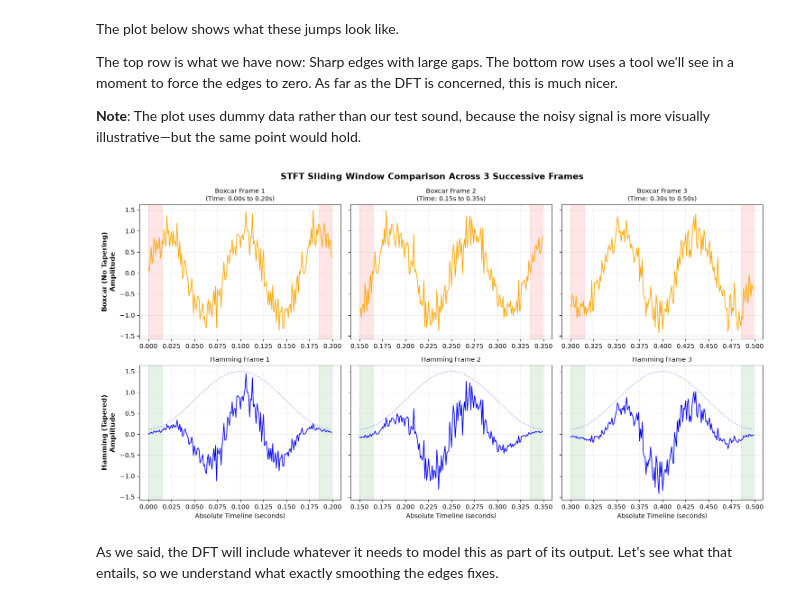
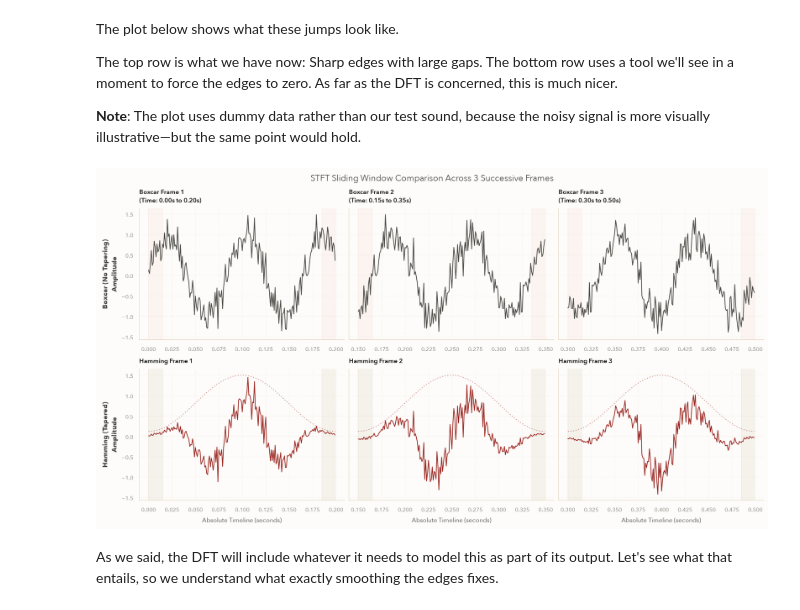
Before and after one commit to Peleke/fiat-vox, a Jupyter notebook: 05-stft-spectrograms.ipynb, the cells around one changed output. Saved outputs shown, nothing was run; the diff lists cells and outputs as text; code cells hidden in the pictures.

```diff
--- a/05-stft-spectrograms.ipynb
+++ b/05-stft-spectrograms.ipynb
@@ -117,43 +207,42 @@ w_hamming = windows.hamming(frame_len)
 
 # 2. Extract 3 overlapping frames
 frame_indices = [0 * hop_size, 1 * hop_size, 2 * hop_size]
 
 fig, axs = plt.subplots(2, 3, figsize=(15, 8), sharey='row')
 
 for i, start_idx in enumerate(frame_indices):
     end_idx = start_idx + frame_len
     frame_t = t_sig[start_idx:end_idx]
     frame_data = signal[start_idx:end_idx]
 
     # --- ROW 1: BOXCAR (RECTANGULAR) ---
     boxcar_data = frame_data * w_boxcar
-    axs[0, i].plot(frame_t, boxcar_data, color='orange', linewidth=1.2)
+    axs[0, i].plot(frame_t, boxcar_data, color=CYCLE[1], linewidth=1.2)
     # Highlight the harsh boundaries
-    axs[0, i].axvspan(frame_t[0], frame_t[15], color='red', alpha=0.1)
-    axs[0, i].axvspan(frame_t[-15], frame_t[-1], color='red', alpha=0.1)
+    axs[0, i].axvspan(frame_t[0], frame_t[15], color=PALETTE["accent-light"], alpha=0.1)
+    axs[0, i].axvspan(frame_t[-15], frame_t[-1], color=PALETTE["accent-light"], alpha=0.1)
     axs[0, i].set_title(f"Boxcar Frame {i+1}\n(Time: {frame_t[0]:.2f}s to {frame_t[-1]:.2f}s)", fontsize=10)
     axs[0, i].grid(True, linestyle=':', alpha=0.6)
 
     # --- ROW 2: HAMMING ---
     hamming_data = frame_data * w_hamming
-    axs[1, i].plot(frame_t, hamming_data, color='blue', linewidth=1.2)
-    axs[1, i].plot(frame_t, w_hamming * 1.5, color='blue', linestyle=':', alpha=0.4) # scale envelope for visibility
+    axs[1, i].plot(frame_t, hamming_data, color=CYCLE[0], linewidth=1.2)
+    axs[1, i].plot(frame_t, w_hamming * 1.5, color=CYCLE[0], linestyle=':', alpha=0.4) # scale envelope for visibility
     # Highlight smooth fading boundaries
-    axs[1, i].axvspan(frame_t[0], frame_t[15], color='green', alpha=0.1)
-    axs[1, i].axvspan(frame_t[-15], frame_t[-1], color='green', alpha=0.1)
+    axs[1, i].axvspan(frame_t[0], frame_t[15], color=CYCLE[2], alpha=0.1)
+    axs[1, i].axvspan(frame_t[-15], frame_t[-1], color=CYCLE[2], alpha=0.1)
     axs[1, i].set_title(f"Hamming Frame {i+1}", fontsize=10)
     axs[1, i].grid(True, linestyle=':', alpha=0.6)
     axs[1, i].set_xlabel("Absolute Timeline (seconds)")
 
 # Formatting structural labels
 axs[0, 0].set_ylabel("Boxcar (No Tapering)\nAmplitude", fontsize=11, weight='bold')
 axs[1, 0].set_ylabel("Hamming (Tapered)\nAmplitude", fontsize=11, weight='bold')
 
-plt.suptitle("STFT Sliding Window Comparison Across 3 Successive Frames", fontsize=14, weight='bold', y=0.98)
-plt.tight_layout()
+fig.suptitle("STFT Sliding Window Comparison Across 3 Successive Frames", fontsize=14)
 plt.show()
 # %% [output]
-[figure, old version]
+[figure, new version]
 # %% [markdown]
 As we said, the DFT will include whatever it needs to model this as part of its output. Let's see what that entails, so we understand what exactly smoothing the edges fixes.
 # %%
```
Also changed, not shown: parts of 47 cells of this notebook, 17 other files.
